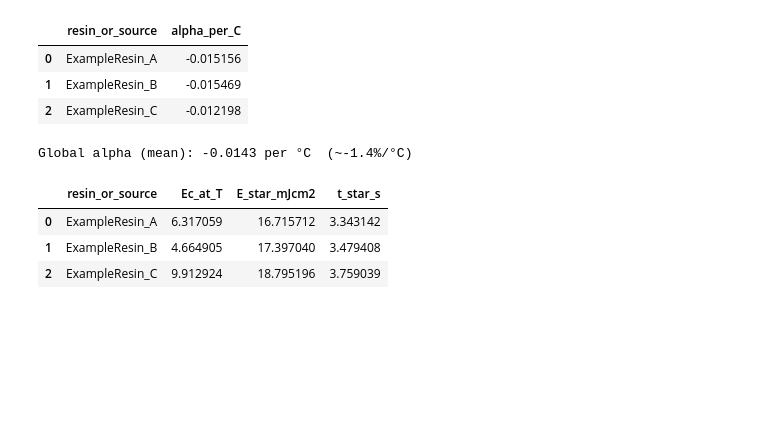
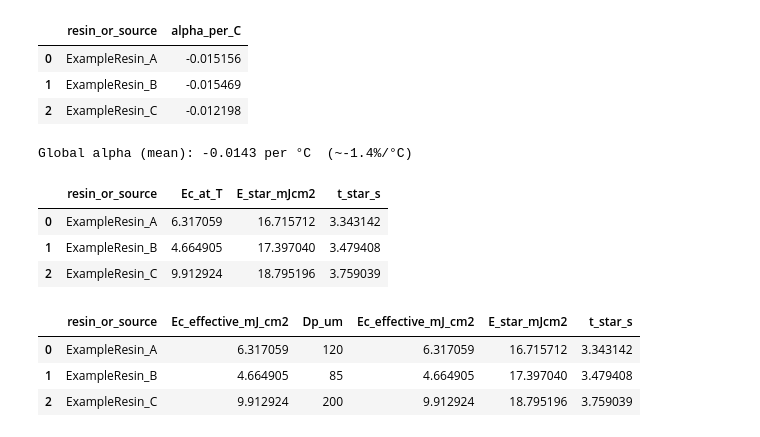
Before and after one commit to nyee88/tvam_resin_mini, a Jupyter notebook: notebooks/01_working_curve.ipynb, the cells around one changed output. Cells and saved outputs as stored; diff of their text form; code cells hidden in the pictures; blank space fills up the shorter version.

```diff
--- a/notebooks/01_working_curve.ipynb
+++ b/notebooks/01_working_curve.ipynb
@@ -152,0 +220,11 @@ Global alpha (mean): -0.0143 per °C  (~-1.4%/°C)
+# %%
+# test with exactly the same values as before - sanity check. Should output the same table as before.
+
+plans_100um = plan_exposures(df, L_um=100, I_mWcm2=5.0, safety=1.15,
+                             T_today=25.0, T_ref=23.0, use_temp_correction=True)
+display(plans_100um)
+# %% [output]
+|  | resin_or_source | Ec_effective_mJ_cm2 | Dp_um | Ec_effective_mJ_cm2 | E_star_mJcm2 | t_star_s |
+| 0 | ExampleResin_A | 6.317059 | 120 | 6.317059 | 16.715712 | 3.343142 |
+| 1 | ExampleResin_B | 4.664905 | 85 | 4.664905 | 17.397040 | 3.479408 |
+| 2 | ExampleResin_C | 9.912924 | 200 | 9.912924 | 18.795196 | 3.759039 |
```
Also changed, not shown: parts of 3 cells of this notebook.
